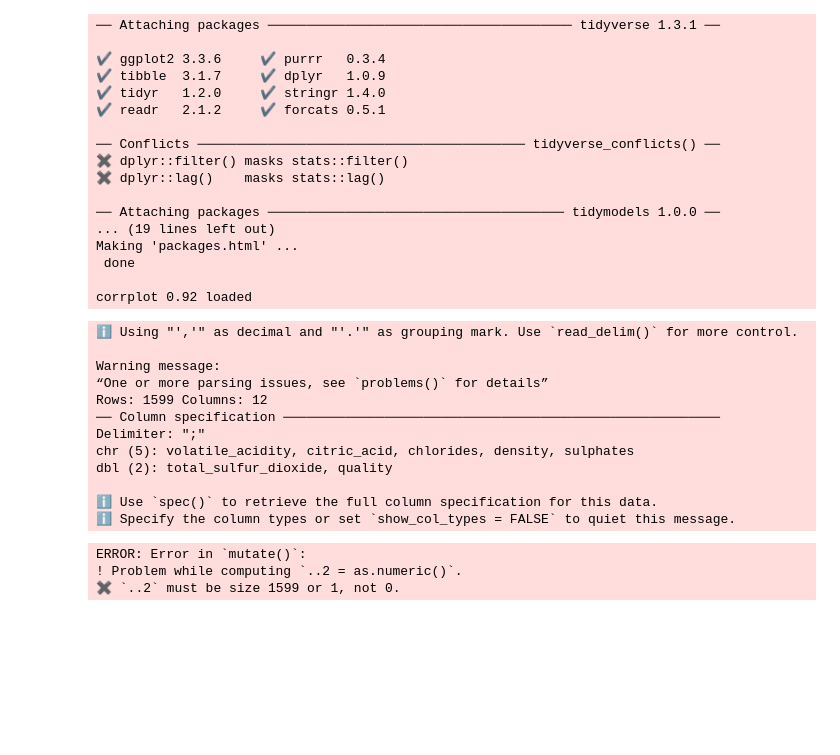
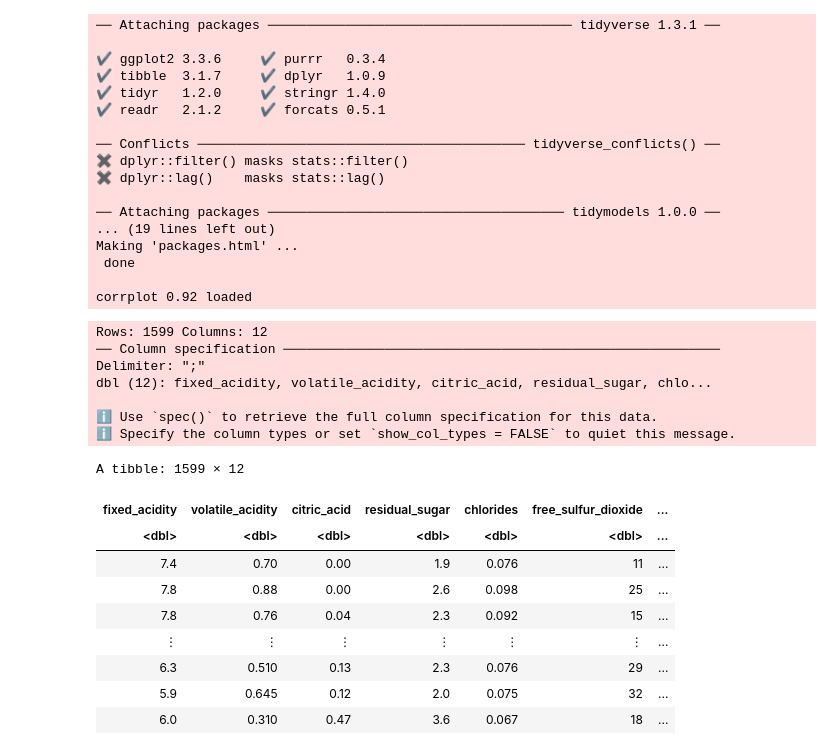
Before and after one commit to aleong2004/Wine-Quality-Prediction, a Jupyter notebook: Project.ipynb, the cells around one changed output. Saved outputs shown, nothing was run; the diff lists cells and outputs as text; code cells hidden in the pictures; blank space fills up the shorter version.

```diff
--- a/Project.ipynb
+++ b/Project.ipynb
@@ -26,34 +36,39 @@ Making 'packages.html' ...
 
 corrplot 0.92 loaded
 # %%
-data <- read_csv2(file = "data/winequality-red (1).csv", skip = 1,
+url <- "https://archive.ics.uci.edu/ml/machine-learning-databases/wine-quality/winequality-red.csv"
+wine_data <- read_delim(url, skip = 1, delim = ";",
                        col_names = c("fixed_acidity",
                                      "volatile_acidity",
                                      "citric_acid",
                                      "residual_sugar",
                                      "chlorides",
                                      "free_sulfur_dioxide",
                                      "total_sulfur_dioxide",
                                      "density",
                                      "pH",
                                      "sulphates",
                                      "alcohol",
                                      "quality")) |>
-              mutate(across("fixed_acidity":"alcohol"), as.numeric())
-data
+              mutate(across("fixed_acidity":"quality", as.numeric))
+wine_data
+
+#reading wine_data
 # %% [output]
-ℹ Using "','" as decimal and "'.'" as grouping mark. Use `read_delim()` for more control.
-
-Warning message:
-“One or more parsing issues, see `problems()` for details”
 Rows: 1599 Columns: 12
 ── Column specification ────────────────────────────────────────────────────────
 Delimiter: ";"
-chr (5): volatile_acidity, citric_acid, chlorides, density, sulphates
-dbl (2): total_sulfur_dioxide, quality
+dbl (12): fixed_acidity, volatile_acidity, citric_acid, residual_sugar, chlo...
 
 ℹ Use `spec()` to retrieve the full column specification for this data.
 ℹ Specify the column types or set `show_col_types = FALSE` to quiet this message.
-ERROR: Error in `mutate()`:
-! Problem while computing `..2 = as.numeric()`.
-✖ `..2` must be size 1599 or 1, not 0.
+A tibble: 1599 × 12
+| fixed_acidity | volatile_acidity | citric_acid | residual_sugar | chlorides | free_sulfur_dioxide | ... |
+| <dbl> | <dbl> | <dbl> | <dbl> | <dbl> | <dbl> | ... |
+| 7.4 | 0.70 | 0.00 | 1.9 | 0.076 | 11 | ... |
+| 7.8 | 0.88 | 0.00 | 2.6 | 0.098 | 25 | ... |
+| 7.8 | 0.76 | 0.04 | 2.3 | 0.092 | 15 | ... |
+| ⋮ | ⋮ | ⋮ | ⋮ | ⋮ | ⋮ | ... |
+| 6.3 | 0.510 | 0.13 | 2.3 | 0.076 | 29 | ... |
+| 5.9 | 0.645 | 0.12 | 2.0 | 0.075 | 32 | ... |
+| 6.0 | 0.310 | 0.47 | 3.6 | 0.067 | 18 | ... |
```
Also changed, not shown: parts of 17 cells of this notebook.
